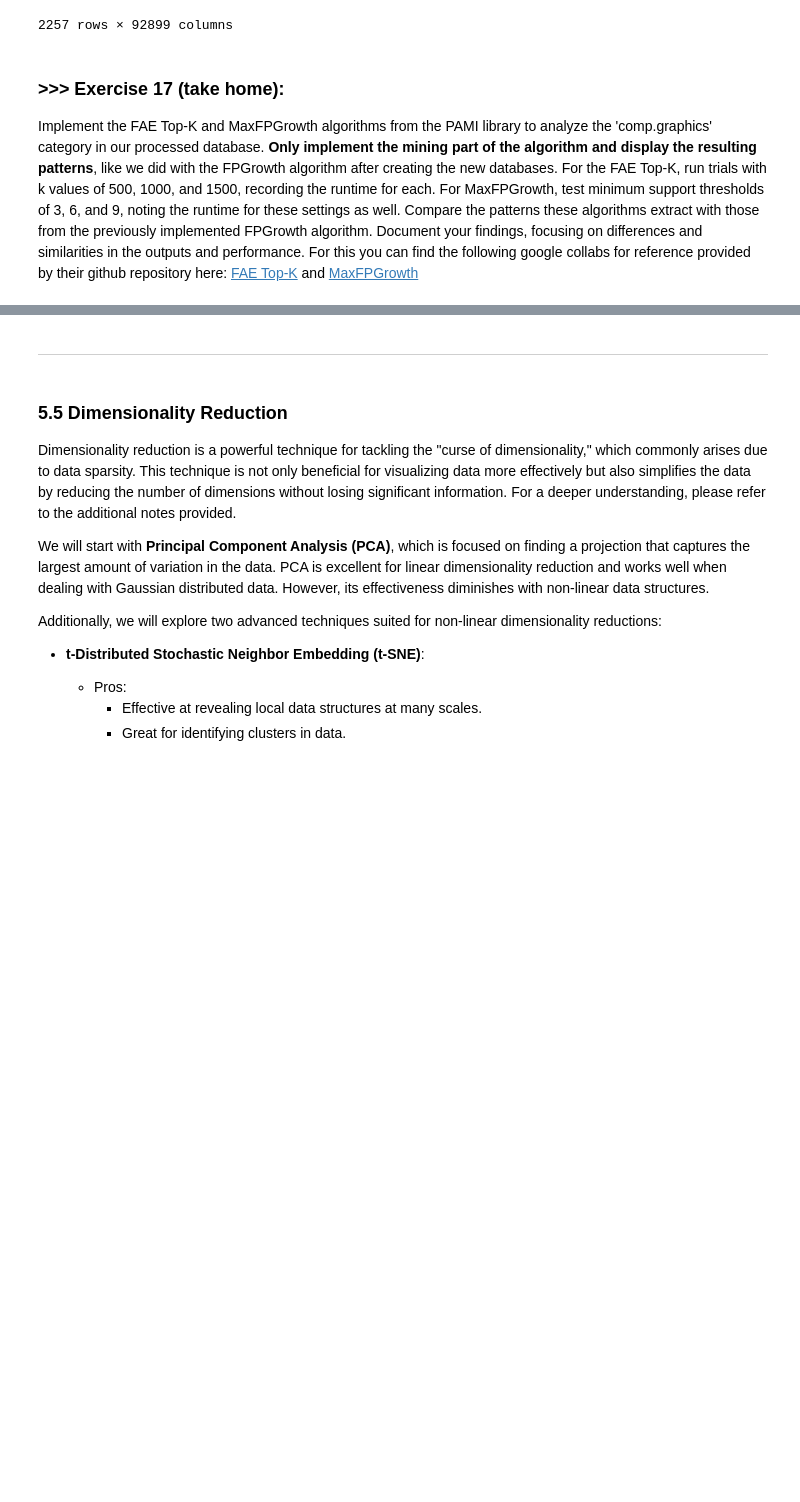
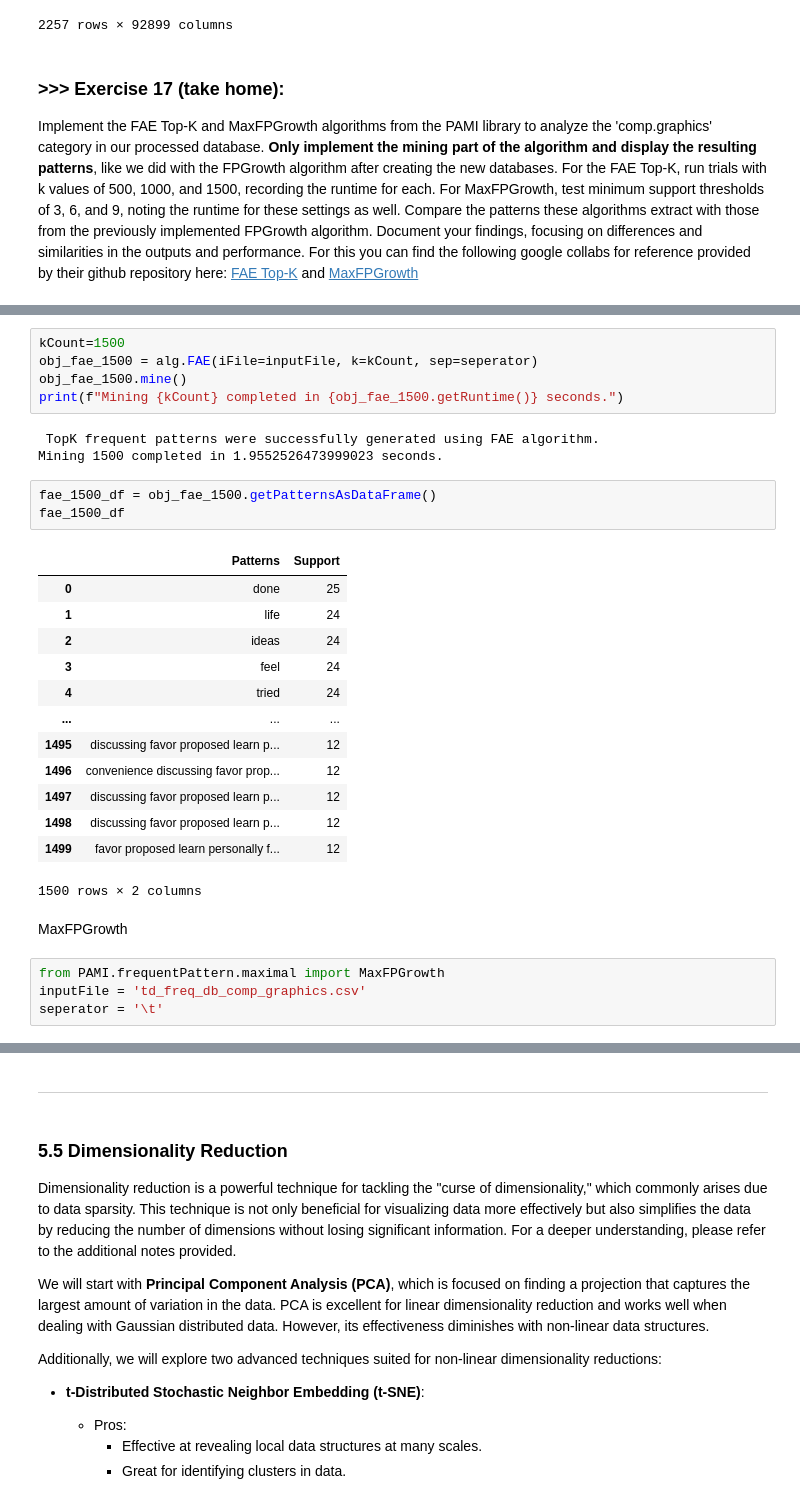
Before and after one commit to nyraa/DM2025-Lab1-Exercise, a Jupyter notebook: DM2025-Lab1-Master.ipynb, the cells around one changed output, grey strips where cells are left out. Cells and saved outputs as stored; diff of their text form; blank space fills up the shorter version.

```diff
--- a/DM2025-Lab1-Master.ipynb
+++ b/DM2025-Lab1-Master.ipynb
@@ -1982,0 +2035,31 @@ Implement the FAE Top-K and MaxFPGrowth algorithms from the PAMI library to anal
+# %%
+kCount=1500
+obj_fae_1500 = alg.FAE(iFile=inputFile, k=kCount, sep=seperator)
+obj_fae_1500.mine()
+print(f"Mining {kCount} completed in {obj_fae_1500.getRuntime()} seconds.")
+# %% [output]
+ TopK frequent patterns were successfully generated using FAE algorithm.
+Mining 1500 completed in 1.9552526473999023 seconds.
+# %%
+fae_1500_df = obj_fae_1500.getPatternsAsDataFrame()
+fae_1500_df
+# %% [output]
+|  | Patterns | Support |
+| 0 | done | 25 |
+| 1 | life | 24 |
+| 2 | ideas | 24 |
+| 3 | feel | 24 |
+| 4 | tried | 24 |
+| ... | ... | ... |
+| 1495 | discussing favor proposed learn p... | 12 |
+| 1496 | convenience discussing favor prop... | 12 |
+| 1497 | discussing favor proposed learn p... | 12 |
+| 1498 | discussing favor proposed learn p... | 12 |
+| 1499 | favor proposed learn personally f... | 12 |
+1500 rows × 2 columns
+# %% [markdown]
+MaxFPGrowth
+# %%
+from PAMI.frequentPattern.maximal import MaxFPGrowth
+inputFile = 'td_freq_db_comp_graphics.csv'
+seperator = '\t'
```
Also changed, not shown: parts of 32 cells of this notebook, 6 other files.
